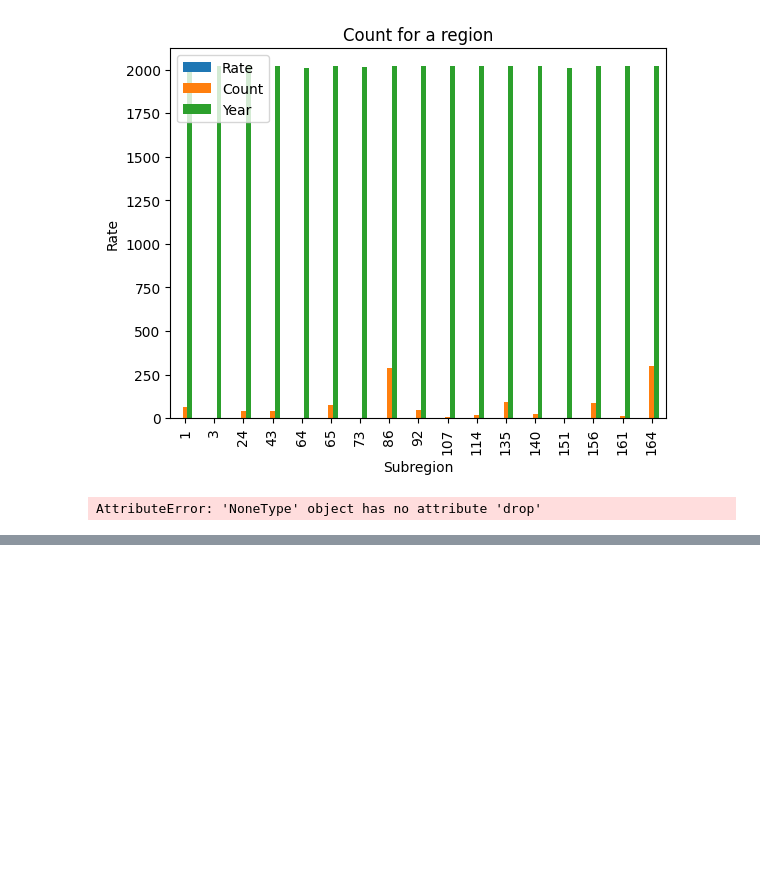
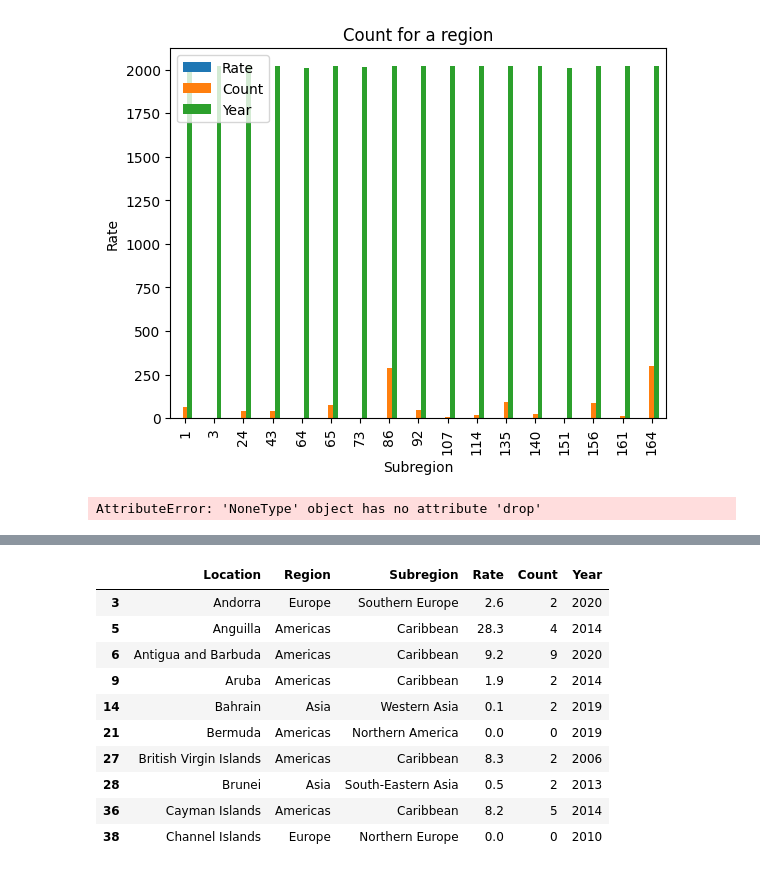
Before and after one commit to aminase/python-data-analysis, a Jupyter notebook: home.ipynb, the cells around one changed output, grey strips where cells are left out. Cells and saved outputs as stored; diff of their text form; code cells hidden in the pictures; blank space fills up the shorter version.

```diff
--- a/home.ipynb
+++ b/home.ipynb
@@ -443,0 +454,15 @@ Text(0.5, 1.0, 'Count for a region')
+# %%
+countries_count_below_15 = df[df["Count"]< 15]
+countries_count_below_15
+# %% [output]
+|  | Location | Region | Subregion | Rate | Count | Year |
+| 3 | Andorra | Europe | Southern Europe | 2.6 | 2 | 2020 |
+| 5 | Anguilla | Americas | Caribbean | 28.3 | 4 | 2014 |
+| 6 | Antigua and Barbuda | Americas | Caribbean | 9.2 | 9 | 2020 |
+| 9 | Aruba | Americas | Caribbean | 1.9 | 2 | 2014 |
+| 14 | Bahrain | Asia | Western Asia | 0.1 | 2 | 2019 |
+| 21 | Bermuda | Americas | Northern America | 0.0 | 0 | 2019 |
+| 27 | British Virgin Islands | Americas | Caribbean | 8.3 | 2 | 2006 |
+| 28 | Brunei | Asia | South-Eastern Asia | 0.5 | 2 | 2013 |
+| 36 | Cayman Islands | Americas | Caribbean | 8.2 | 5 | 2014 |
+| 38 | Channel Islands | Europe | Northern Europe | 0.0 | 0 | 2010 |
```
Also changed, not shown: parts of 4 cells of this notebook.
